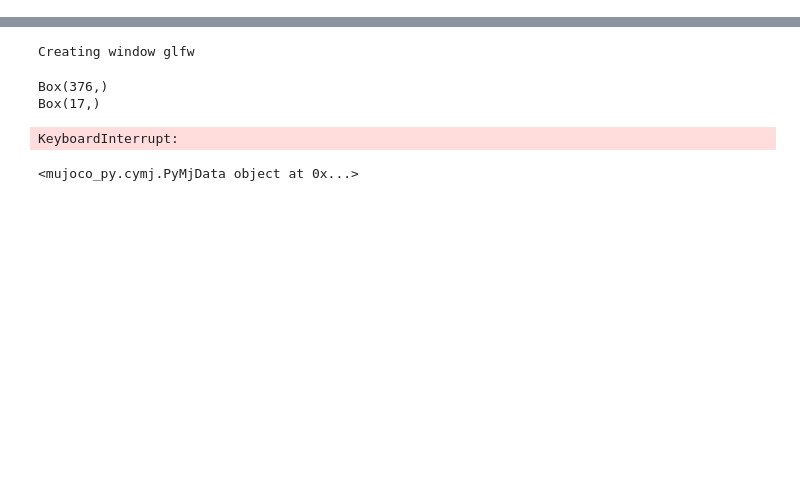
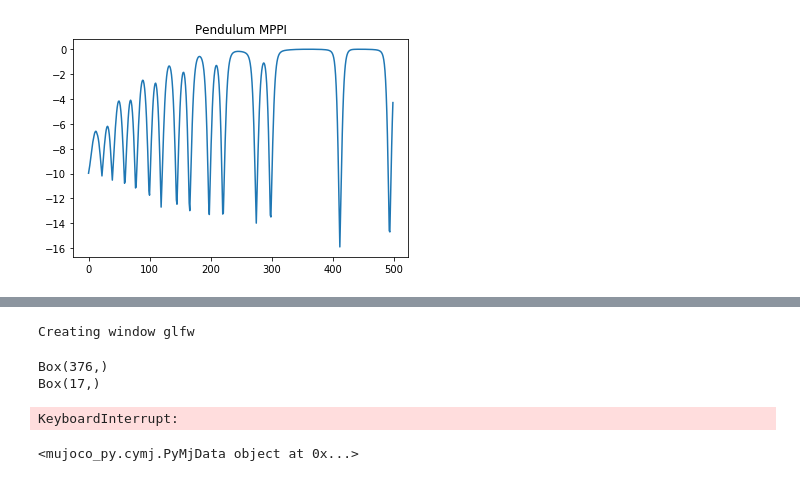
Before and after one commit to ZhizhenQin/POLO, a Jupyter notebook: POLO.ipynb, the cells around one changed output, grey strips where cells are left out. Cells and saved outputs as stored; diff of their text form; code cells hidden in the pictures; blank space fills up the shorter version.

```diff
--- a/POLO.ipynb
+++ b/POLO.ipynb
@@ -248,0 +260,7 @@ KeyboardInterrupt:
+# %%
+import matplotlib.pyplot as plt
+plt.title("Pendulum MPPI")
+plt.plot(range(len(rewards)), rewards)
+plt.show()
+# %% [output]
+[figure, added]
```
Also changed, not shown: parts of 5 cells of this notebook.
